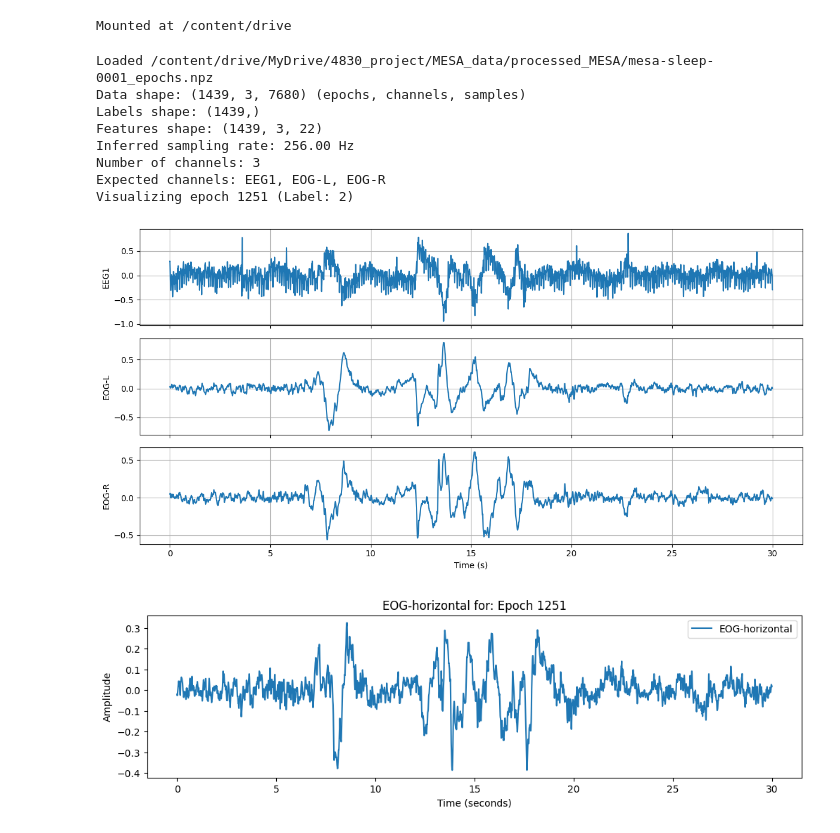
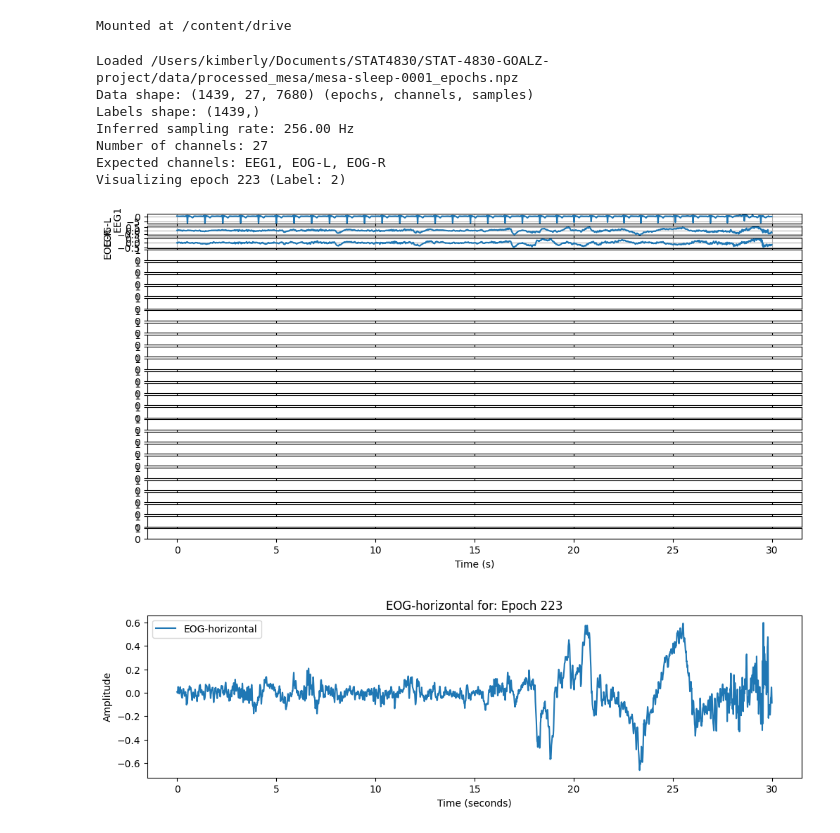
Before and after one commit to kimberlyliang/STAT-4830-GOALZ-project, a Jupyter notebook: notebooks/mesa_code/MESA_processed_checks.ipynb, the cells around one changed output. Saved outputs shown, nothing was run; the diff lists cells and outputs as text; code cells hidden in the pictures.

```diff
--- a/notebooks/mesa_code/MESA_processed_checks.ipynb
+++ b/notebooks/mesa_code/MESA_processed_checks.ipynb
@@ -10,13 +10,13 @@ import matplotlib.pyplot as plt
 import random
 
 # Configuration
-INSPECT_DIR = '/content/drive/MyDrive/4830_project/MESA_data/processed_MESA'
+INSPECT_DIR = '/Users/kimberly/Documents/STAT4830/STAT-4830-GOALZ-project/data/processed_mesa'
 example_file = os.path.join(INSPECT_DIR, 'mesa-sleep-0001_epochs.npz')
 
 npz = np.load(example_file)
 data = npz['data']  # shape (n_epochs, n_channels, n_samples)
 labels = npz['labels']
-features = npz['features']  #c22 features
+# features = npz['features']  #c22 features
 
 channel_names = ['EEG1', 'EOG-L', 'EOG-R']
 channel_map = {name: idx for idx, name in enumerate(channel_names)}
@@ -24,7 +24,7 @@ channel_map = {name: idx for idx, name in enumerate(channel_names)}
 print(f"Loaded {example_file}")
 print(f"Data shape: {data.shape} (epochs, channels, samples)")
 print(f"Labels shape: {labels.shape}")
-print(f"Features shape: {features.shape}")
+# print(f"Features shape: {features.shape}")
 
 n_epochs, n_channels, n_samples = data.shape
 
@@ -42,40 +42,39 @@ print(f"Visualizing epoch {epoch_idx} (Label: {labels[epoch_idx]})")
 
 fig, axs = plt.subplots(n_channels, 1, figsize=(12, 6), sharex=True)
 times = np.linspace(0, epoch_length_sec, n_samples)
 
 for i, ch_name in enumerate(channel_names):
     axs[i].plot(times, data[epoch_idx, i, :])
     axs[i].set_ylabel(ch_name)
     axs[i].grid(True)
 
 axs[-1].set_xlabel('Time (s)')
 plt.tight_layout()
 plt.show()
 
 # Compute EOG-horizontal
 eog_l = data[epoch_idx, channel_map['EOG-L'], :]
 eog_r = data[epoch_idx, channel_map['EOG-R'], :]
 eog_horizontal = eog_l - eog_r
 
 # Plot EOG-horizontal
 plt.figure(figsize=(12, 3))
 plt.plot(times, eog_horizontal, label='EOG-horizontal')
 plt.xlabel('Time (seconds)')
 plt.ylabel('Amplitude')
 plt.title(f'EOG-horizontal for: Epoch {epoch_idx}')
 plt.legend()
 plt.show()
 # %% [output]
-Loaded /content/drive/MyDrive/4830_project/MESA_data/processed_MESA/mesa-sleep-0001_epochs.npz
-Data shape: (1439, 3, 7680) (epochs, channels, samples)
+Loaded /Users/kimberly/Documents/STAT4830/STAT-4830-GOALZ-project/data/processed_mesa/mesa-sleep-0001_epochs.npz
+Data shape: (1439, 27, 7680) (epochs, channels, samples)
 Labels shape: (1439,)
-Features shape: (1439, 3, 22)
 Inferred sampling rate: 256.00 Hz
-Number of channels: 3
+Number of channels: 27
 Expected channels: EEG1, EOG-L, EOG-R
-Visualizing epoch 1251 (Label: 2)
+Visualizing epoch 223 (Label: 2)
-[figure, old version]
+[figure, new version]
-[figure, old version]
+[figure, new version]
 # %%
 fig, axs = plt.subplots(3, 3, figsize=(15, 10), sharex=True, sharey=True)
 epoch_indices = random.sample(range(n_epochs), 9)
```
Also changed, not shown: parts of 3 cells of this notebook, 3 other files.
